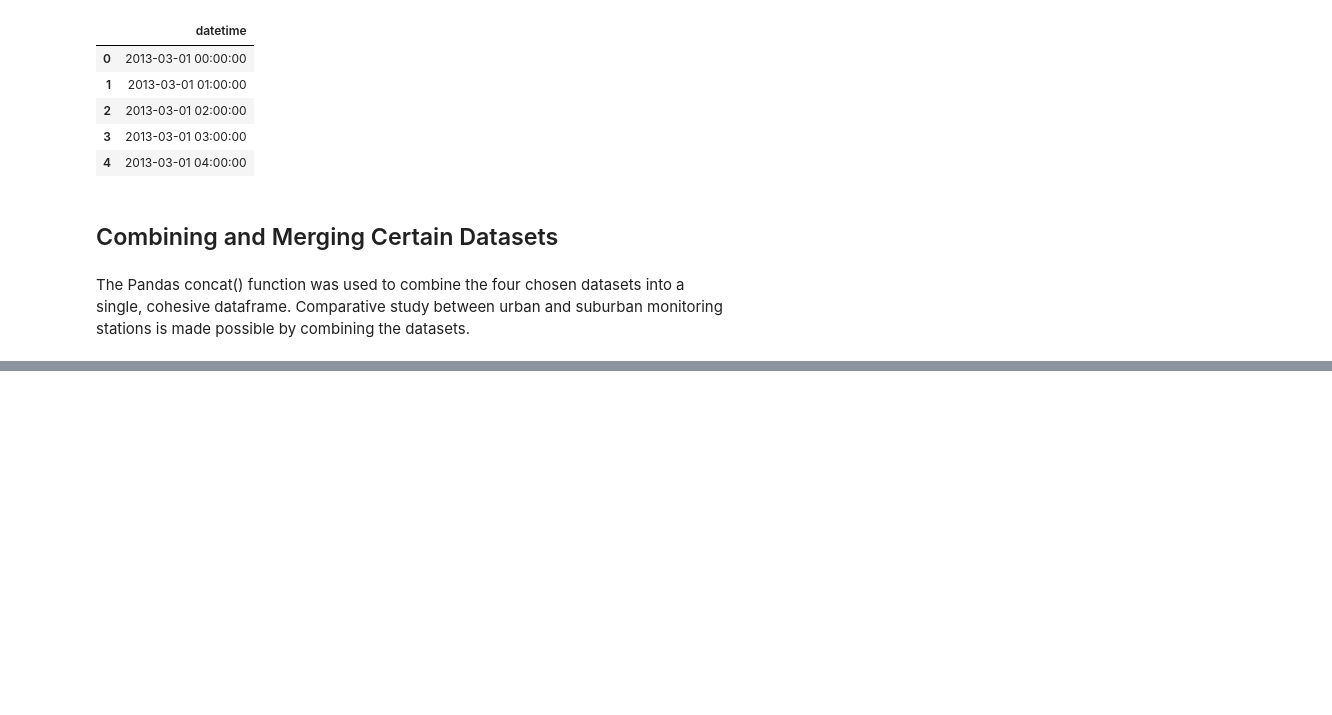
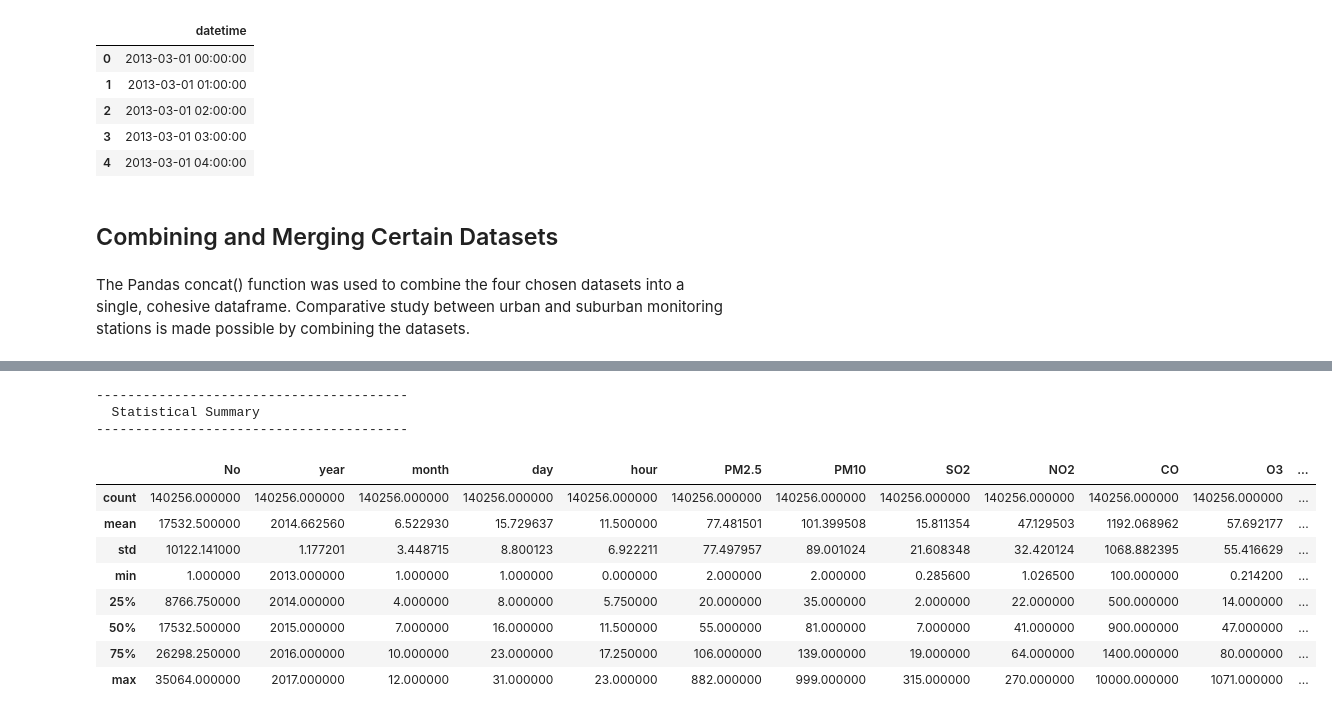
Before and after one commit to SI-GRush34/beijing-air-quality-project, a Jupyter notebook: Task1_Data_Selection_and_Handling.ipynb, the cells around one changed output, grey strips where cells are left out. Drawn from its saved outputs; the diff is of its cells as text; code cells hidden in the pictures; blank space fills up the shorter version.

Commit message:
Task 2.1 completed with descriptions and neede visualization summary.

```diff
--- a/Task1_Data_Selection_and_Handling.ipynb
+++ b/Task1_Data_Selection_and_Handling.ipynb
@@ -273,0 +521,15 @@ combined_df.to_csv(
+# %%
+print("-" * 40)
+print(" Import Required Libraries ")
+print(" ***************************** ")
+print("Libraries Imported Successfully!!!")
+print("-" * 40)
+import pandas as pd
+import numpy as np
+
+# Visualization Libraries
+import matplotlib.pyplot as plt
+import seaborn as sns
+
+# Display Settings
+pd.set_option('display.max_columns', None)
@@ -273,0 +550,8 @@ combined_df.to_csv(
+# %%
+print("-" * 40)
+print(" Load Dataset")
+print(" ***************************** ")
+print("Dataset Loaded Successfully!!!")
+print("-" * 40)
+
+df = pd.read_csv("combined_air_quality.csv")
@@ -273,0 +863,24 @@ combined_df.to_csv(
+# %%
+print("-" * 40)
+print("  Statistical Summary ")
+print("-" * 40)
+
+df.describe().style \
+    .background_gradient(cmap='PuBu') \
+    .set_properties(**{
+        'text-align': 'center',
+        'font-size': '12px'
+    })
+# %% [output]
+----------------------------------------
+  Statistical Summary
+----------------------------------------
+|  | No | year | month | day | hour | PM2.5 | PM10 | SO2 | NO2 | CO | O3 | ... |
+| count | 140256.000000 | 140256.000000 | 140256.000000 | 140256.000000 | 140256.000000 | 140256.000000 | 140256.000000 | 140256.000000 | 140256.000000 | 140256.000000 | 140256.000000 | ... |
+| mean | 17532.500000 | 2014.662560 | 6.522930 | 15.729637 | 11.500000 | 77.481501 | 101.399508 | 15.811354 | 47.129503 | 1192.068962 | 57.692177 | ... |
+| std | 10122.141000 | 1.177201 | 3.448715 | 8.800123 | 6.922211 | 77.497957 | 89.001024 | 21.608348 | 32.420124 | 1068.882395 | 55.416629 | ... |
+| min | 1.000000 | 2013.000000 | 1.000000 | 1.000000 | 0.000000 | 2.000000 | 2.000000 | 0.285600 | 1.026500 | 100.000000 | 0.214200 | ... |
+| 25% | 8766.750000 | 2014.000000 | 4.000000 | 8.000000 | 5.750000 | 20.000000 | 35.000000 | 2.000000 | 22.000000 | 500.000000 | 14.000000 | ... |
+| 50% | 17532.500000 | 2015.000000 | 7.000000 | 16.000000 | 11.500000 | 55.000000 | 81.000000 | 7.000000 | 41.000000 | 900.000000 | 47.000000 | ... |
+| 75% | 26298.250000 | 2016.000000 | 10.000000 | 23.000000 | 17.250000 | 106.000000 | 139.000000 | 19.000000 | 64.000000 | 1400.000000 | 80.000000 | ... |
+| max | 35064.000000 | 2017.000000 | 12.000000 | 31.000000 | 23.000000 | 882.000000 | 999.000000 | 315.000000 | 270.000000 | 10000.000000 | 1071.000000 | ... |
```
Also changed, not shown: parts of 58 cells of this notebook.
